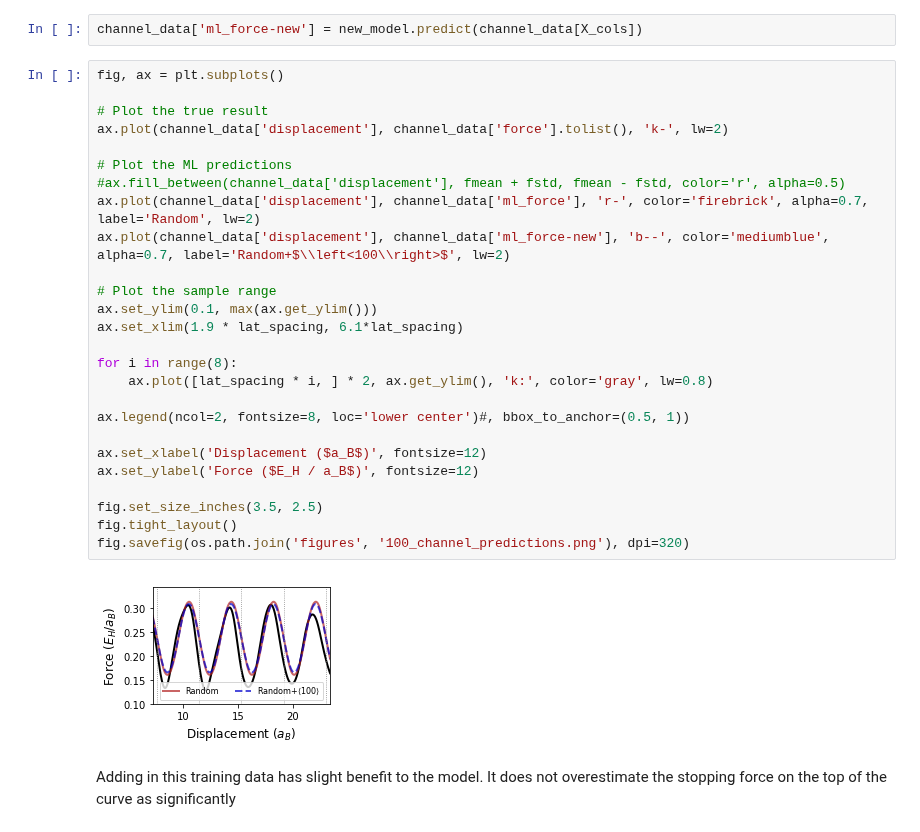
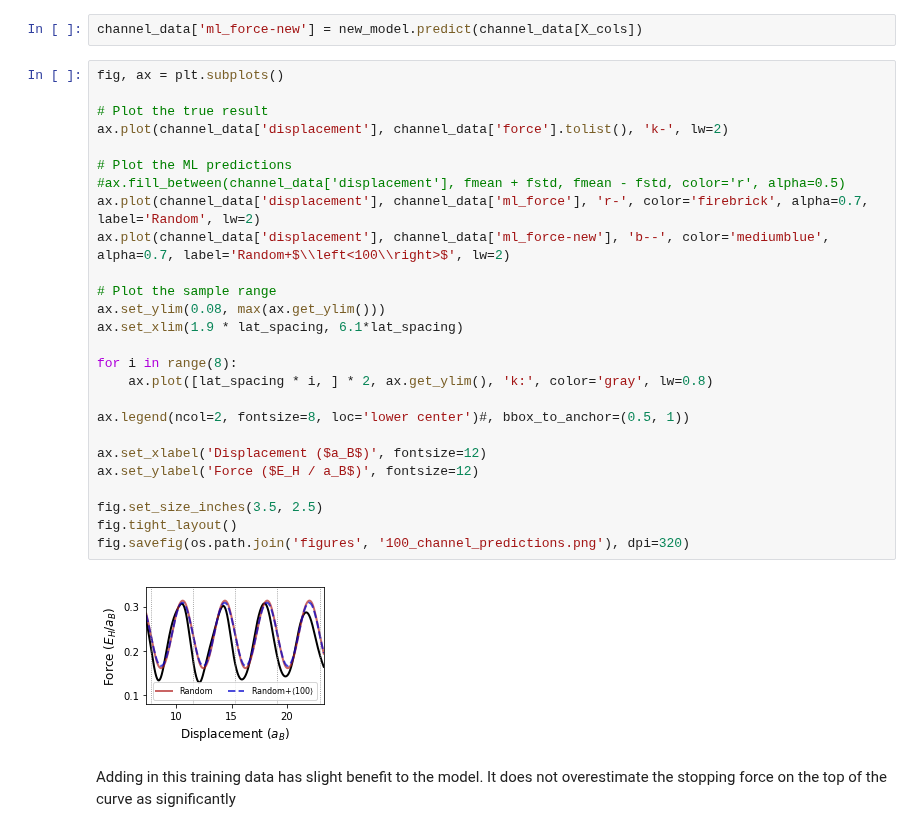
Before and after one commit to globus-labs/stopping-power-ml, a Jupyter notebook: single-velocity/3_evaluate-direction-dependence.ipynb, the cells around one changed output. Saved outputs shown, nothing was run; the diff lists cells and outputs as text.

Commit message:
Expand axis for 100 trajectory
So that plot doesn't overlap with legend

```diff
--- a/single-velocity/3_evaluate-direction-dependence.ipynb
+++ b/single-velocity/3_evaluate-direction-dependence.ipynb
@@ -148,31 +148,31 @@ channel_data['ml_force-new'] = new_model.predict(channel_data[X_cols])
 # %%
 fig, ax = plt.subplots()
 
 # Plot the true result
 ax.plot(channel_data['displacement'], channel_data['force'].tolist(), 'k-', lw=2)
 
 # Plot the ML predictions
 #ax.fill_between(channel_data['displacement'], fmean + fstd, fmean - fstd, color='r', alpha=0.5)
 ax.plot(channel_data['displacement'], channel_data['ml_force'], 'r-', color='firebrick', alpha=0.7, label='Random', lw=2)
 ax.plot(channel_data['displacement'], channel_data['ml_force-new'], 'b--', color='mediumblue', alpha=0.7, label='Random+$\\left<100\\right>$', lw=2)
 
 # Plot the sample range
-ax.set_ylim(0.1, max(ax.get_ylim()))
+ax.set_ylim(0.08, max(ax.get_ylim()))
 ax.set_xlim(1.9 * lat_spacing, 6.1*lat_spacing)
 
 for i in range(8):
     ax.plot([lat_spacing * i, ] * 2, ax.get_ylim(), 'k:', color='gray', lw=0.8)
 
 ax.legend(ncol=2, fontsize=8, loc='lower center')#, bbox_to_anchor=(0.5, 1))
 
 ax.set_xlabel('Displacement ($a_B$)', fontsize=12)
 ax.set_ylabel('Force ($E_H / a_B$)', fontsize=12)
 
 fig.set_size_inches(3.5, 2.5)
 fig.tight_layout()
 fig.savefig(os.path.join('figures', '100_channel_predictions.png'), dpi=320)
 # %% [output]
-[figure, old version]
+[figure, new version]
 # %% [markdown]
 Adding in this training data has slight benefit to the model. It does not overestimate the stopping force on the top of the curve as significantly
 # %% [markdown]
```
Also changed, not shown: 1 other file.
